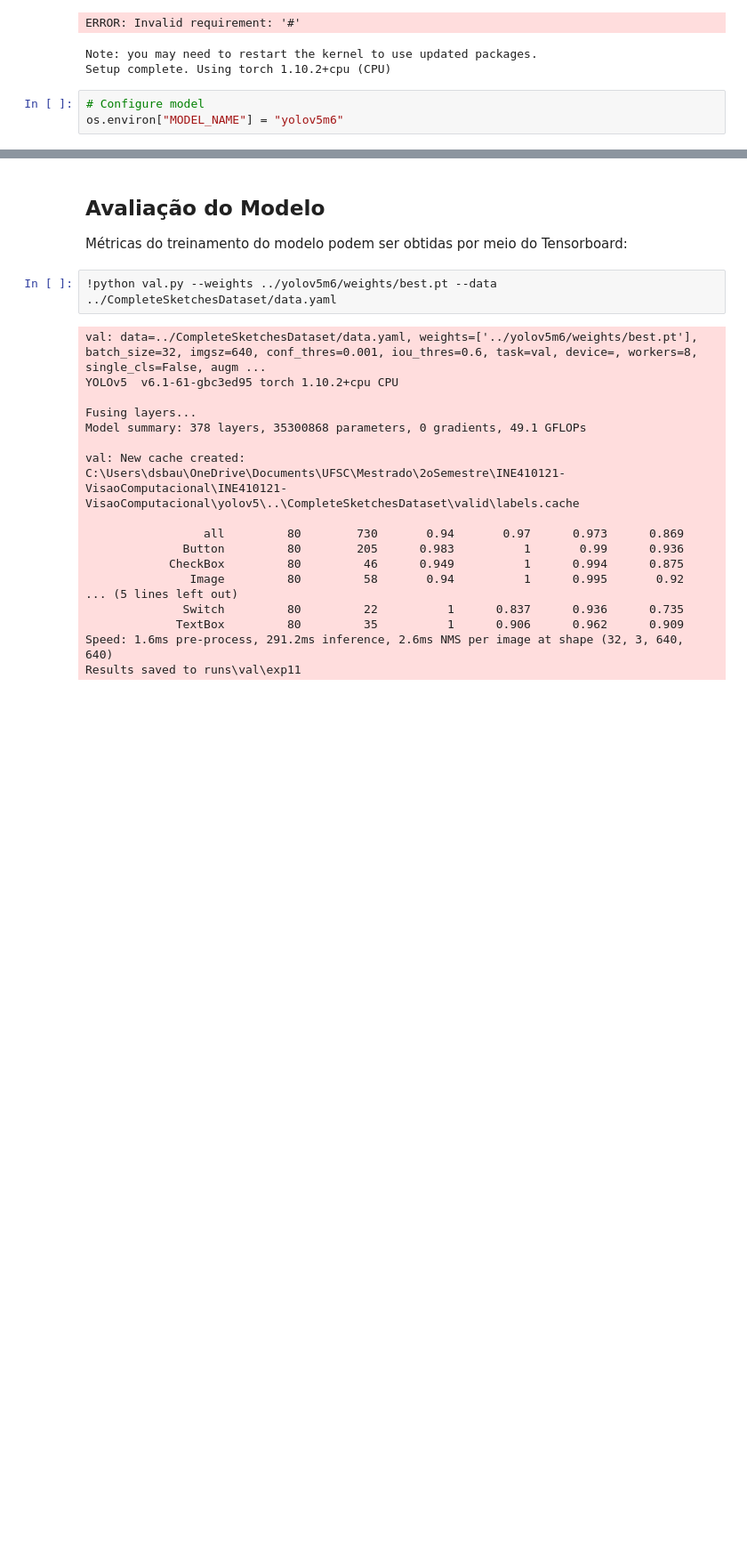
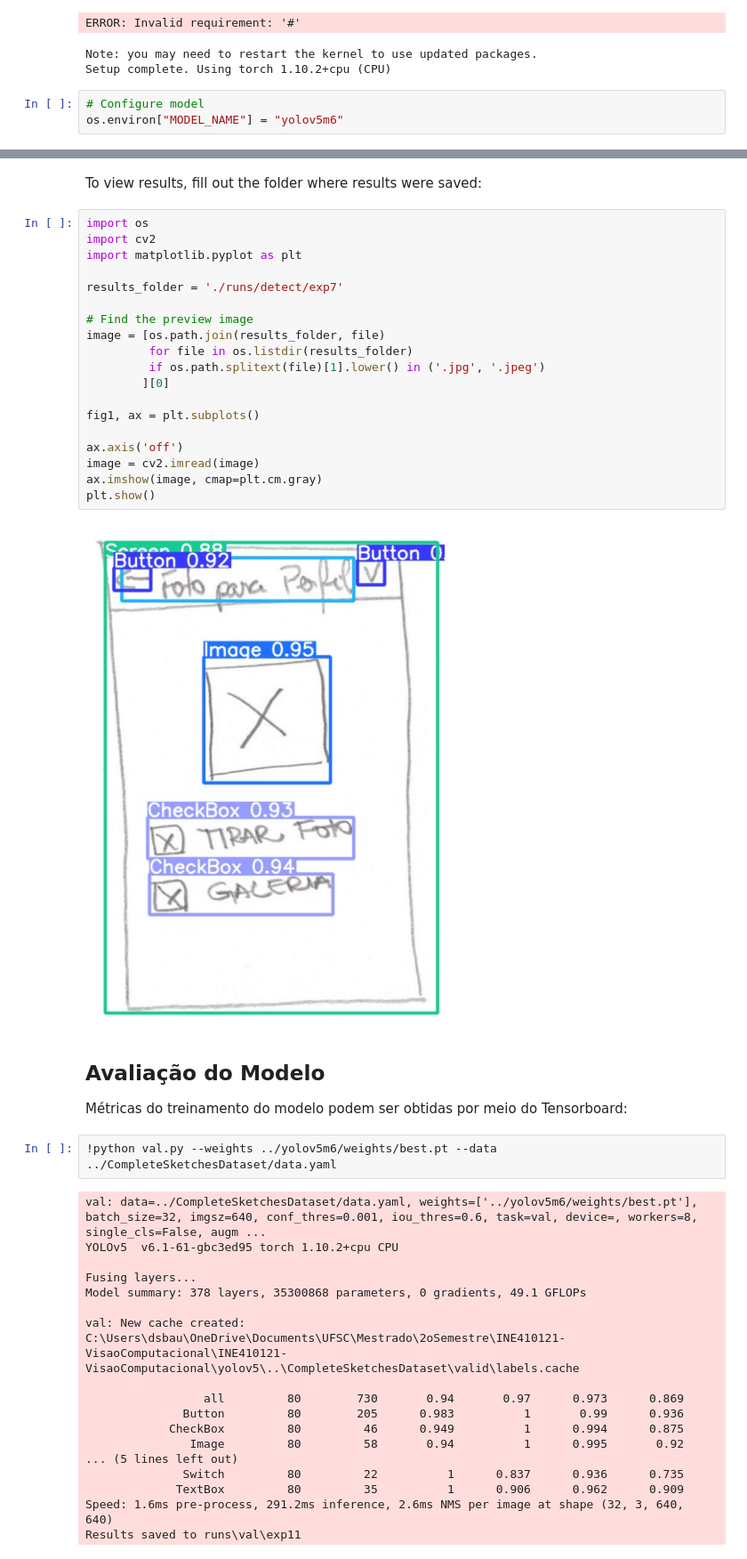
Before and after one commit to Dsbaule/INE410121-VisaoComputacional, a Jupyter notebook: Sketch2aia - YoloV5.ipynb, the cells around one changed output, grey strips where cells are left out. Shown at 89% size. Drawn from its saved outputs; the diff is of its cells as text; blank space fills up the shorter version.

Commit message:
Tests with an image working

```diff
--- a/Sketch2aia - YoloV5.ipynb
+++ b/Sketch2aia - YoloV5.ipynb
@@ -91,3 +121,26 @@ os.environ["MODEL_NAME"] = "yolov5m6"
+# %% [markdown]
+To view results, fill out the folder where results were saved:
+# %%
+import os
+import cv2
+import matplotlib.pyplot as plt
+
+results_folder = './runs/detect/exp7'
+
+# Find the preview image
+image = [os.path.join(results_folder, file)
+         for file in os.listdir(results_folder)
+         if os.path.splitext(file)[1].lower() in ('.jpg', '.jpeg')
+        ][0]
+
+fig1, ax = plt.subplots()
+
+ax.axis('off')
+image = cv2.imread(image)
+ax.imshow(image, cmap=plt.cm.gray)
+plt.show()
+# %% [output]
+[figure, added]
 # %% [markdown]
 ## Avaliação do Modelo
 
```
Also changed, not shown: parts of 7 cells of this notebook.
